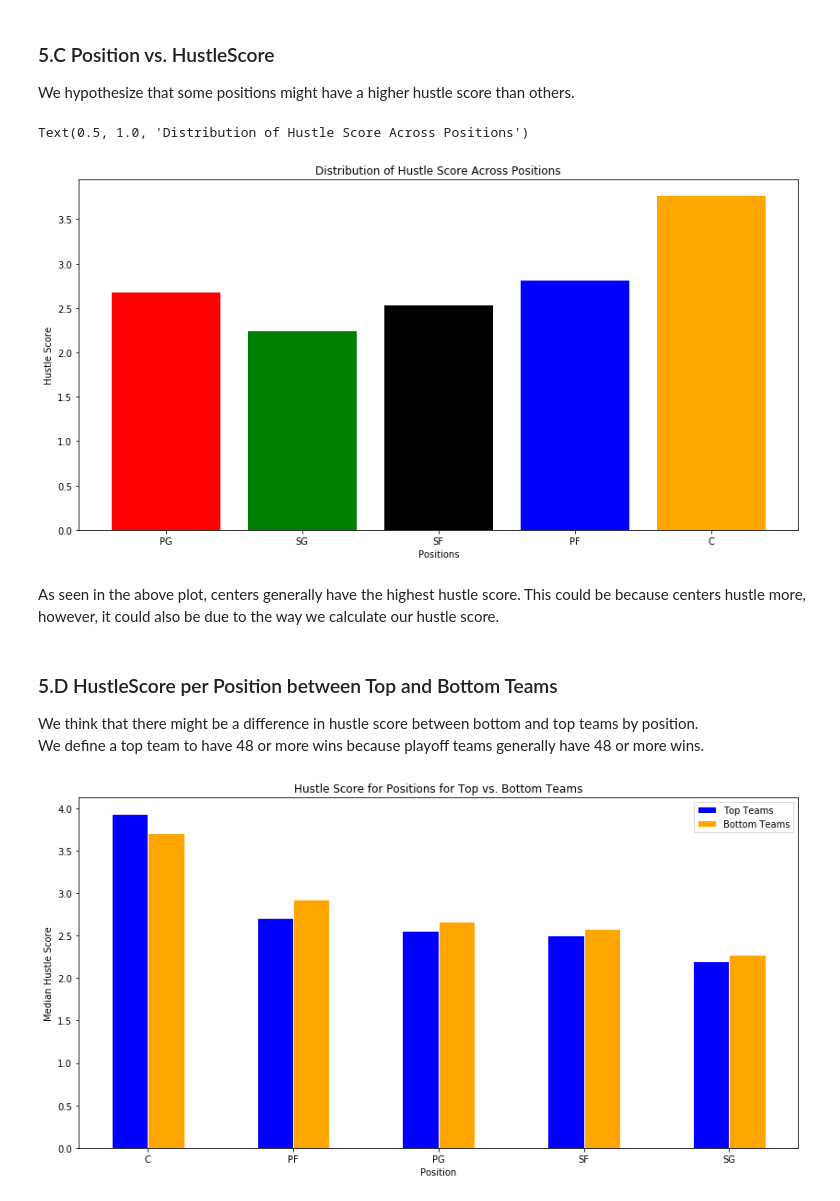
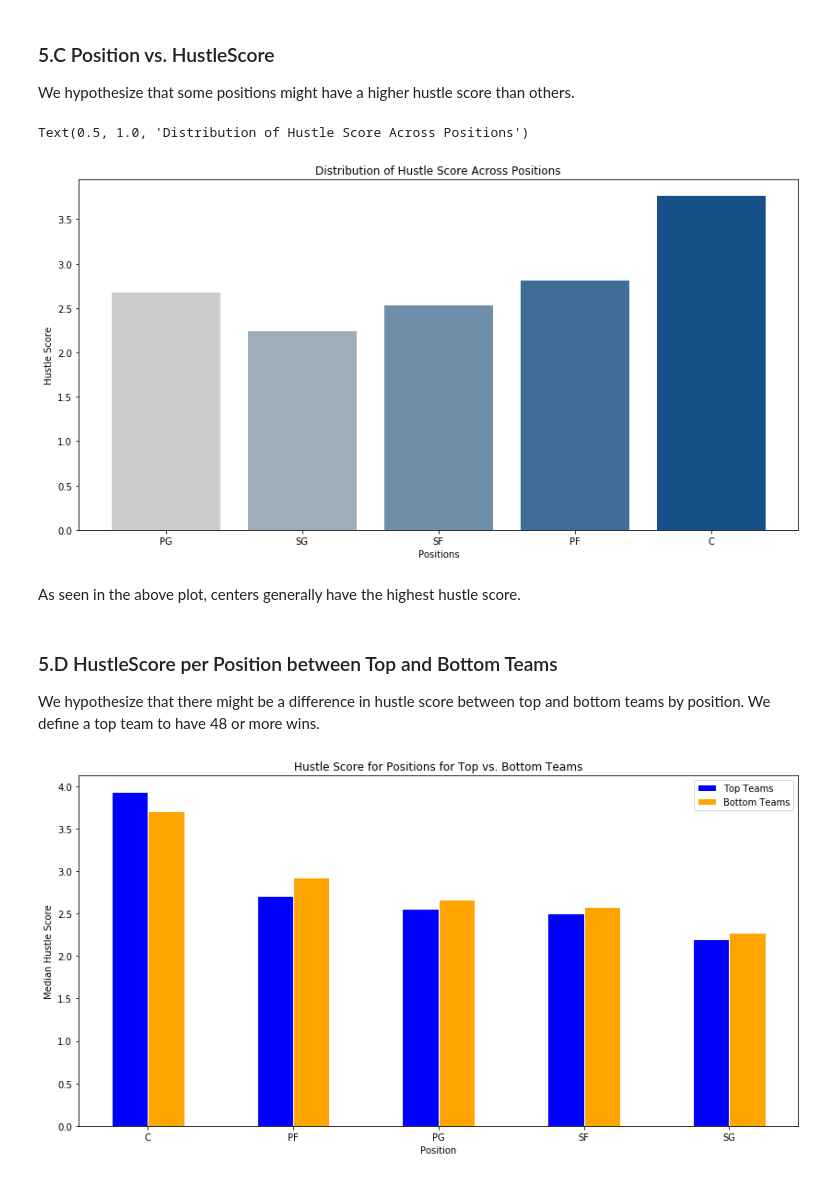
Before and after one commit to yklausner/yklausner.github.io, a Jupyter notebook: Final Project.ipynb, the cells around one changed output. Drawn from its saved outputs; the diff is of its cells as text; code cells hidden in the pictures.

```diff
--- a/Final Project.ipynb
+++ b/Final Project.ipynb
@@ -511,23 +522,22 @@ We hypothesize that some positions might have a higher hustle score than others.
 # %%
 positions = ['PG', 'SG', 'SF', 'PF', 'C']
 hustlePerPos = []
 for pos in positions:
     hustlePerPos.append(hustleStats[hustleStats['Pos'] == pos]['HustleScore'].median())
 
 fig, ax = plt.subplots()
-ax.bar(positions, hustlePerPos, color = ['red', 'green', 'black', 'blue', 'orange'])
+ax.bar(positions, hustlePerPos, color = ['#cccccc', '#9eadba', '#6f8eaa', '#416e99', '#165089'])
 ax.set_xlabel("Positions")
 ax.set_ylabel("Hustle Score")
 ax.set_title("Distribution of Hustle Score Across Positions")
 # %% [output]
 Text(0.5, 1.0, 'Distribution of Hustle Score Across Positions')
-[figure, old version]
+[figure, new version]
 # %% [markdown]
-As seen in the above plot, centers generally have the highest hustle score. This could be because centers hustle more, however, it could also be due to the way we calculate our hustle score.
+As seen in the above plot, centers generally have the highest hustle score.
 # %% [markdown]
 ### 5.D HustleScore per Position between Top and Bottom Teams
-We think that there might be a difference in hustle score between bottom and top teams by position.
-We define a top team to have 48 or more wins because playoff teams generally have 48 or more wins.
+We hypothesize that there might be a difference in hustle score between top and bottom teams by position. We define a top team to have 48 or more wins.
 # %%
 # Define a top team as having greater than or equal to 48 wins
 topTeams = teamWinsTable[teamWinsTable['Wins'] >= 48]
```
Also changed, not shown: parts of 52 cells of this notebook, 1 other file.
